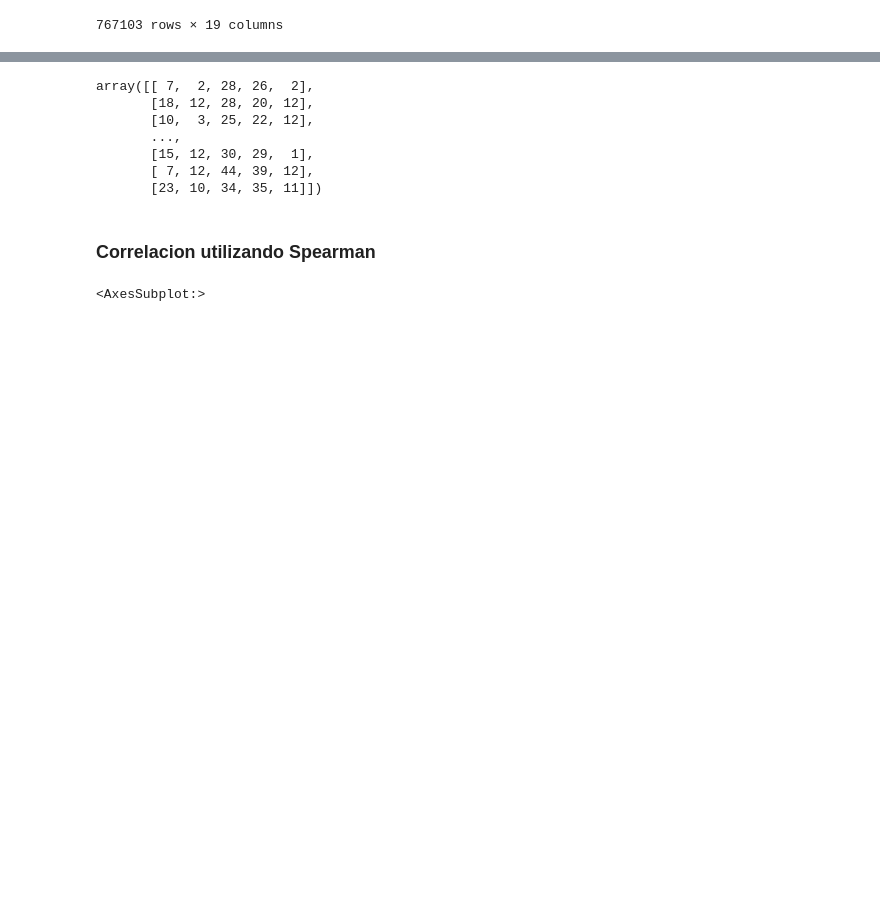
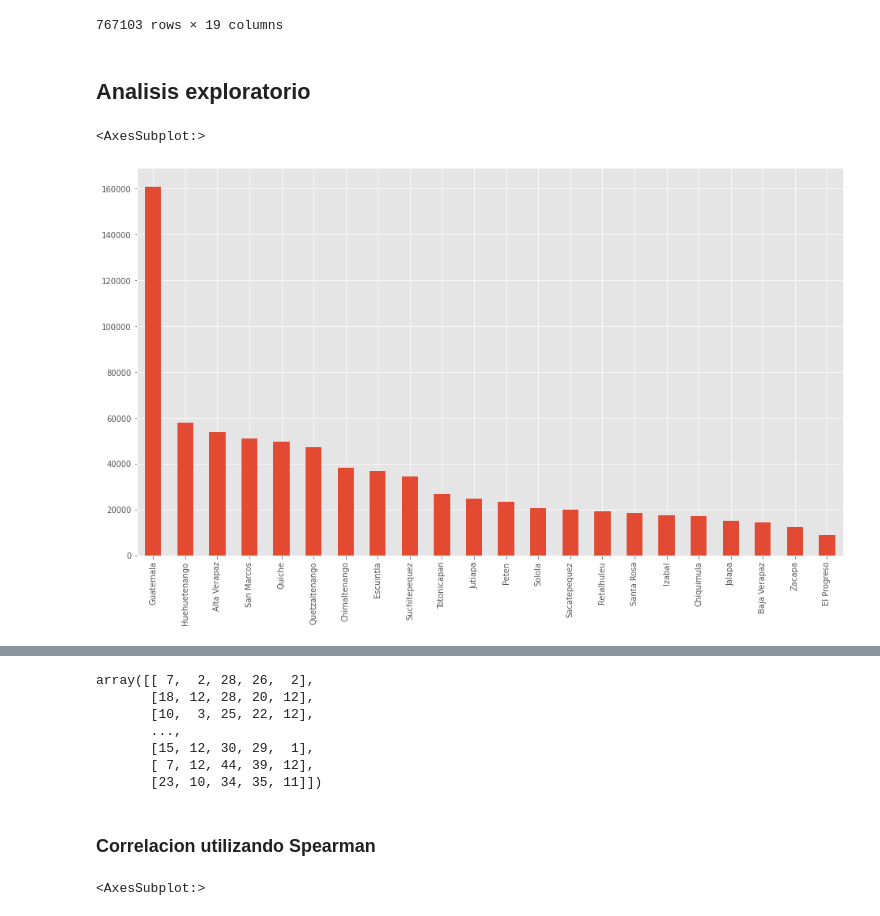
Before and after one commit to JJHH06/DMP1MarriageClustering, a Jupyter notebook: Proyecto1.ipynb, the cells around one changed output, grey strips where cells are left out. Cells and saved outputs as stored; diff of their text form; code cells hidden in the pictures; blank space fills up the shorter version.

```diff
--- a/Proyecto1.ipynb
+++ b/Proyecto1.ipynb
@@ -336,3 +336,12 @@ marriage_data
 | 76926 | Chiquimula | Chiquimula | 12 | 2019 | Comunidad de gananciales | 44 | 39 | Guatemala | Guatemala | Universitario | Diversificado | ... |
 | 76927 | Guatemala | Chinautla | 11 | 2019 | Comunidad de gananciales | 34 | 35 | Guatemala | Guatemala | Universitario | Ignorado | ... |
 767103 rows × 19 columns
+# %% [markdown]
+## Analisis exploratorio
+# %%
+# cantidad de matrimonios segun el departamento
+
+marriage_data['DEPREG'].value_counts().plot(kind='bar')
+# %% [output]
+<AxesSubplot:>
+[figure, added]
```
Also changed, not shown: parts of 6 cells of this notebook.
